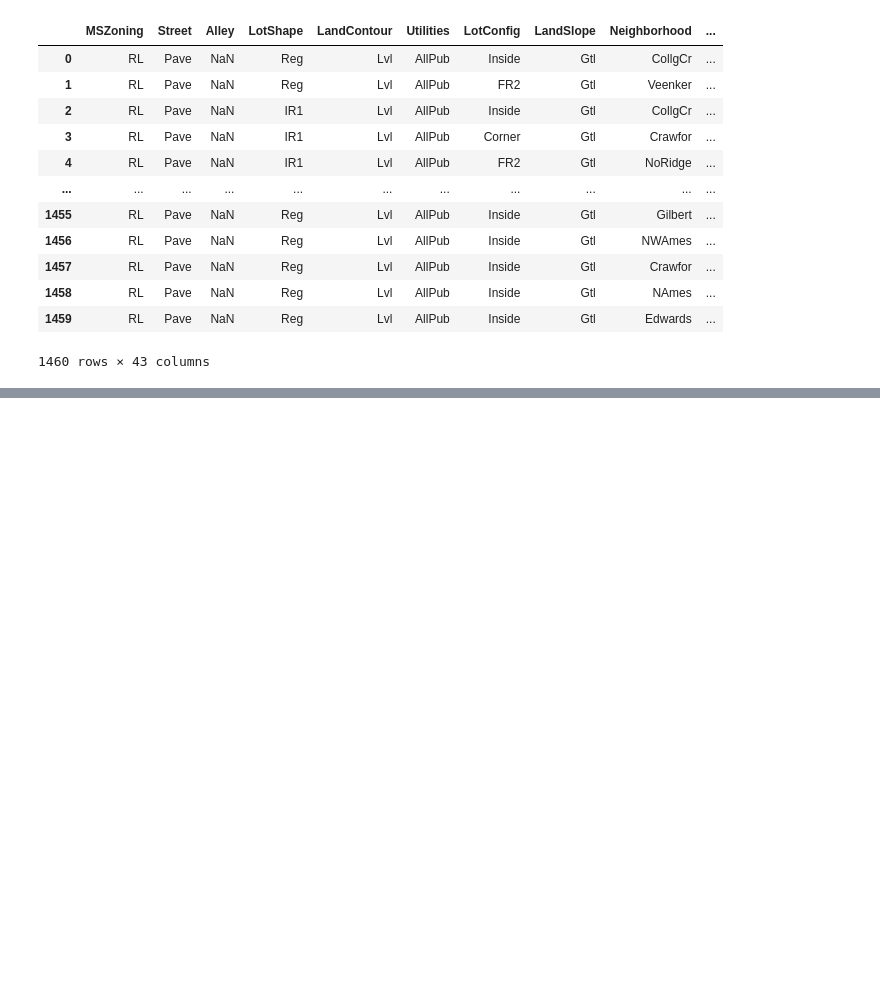
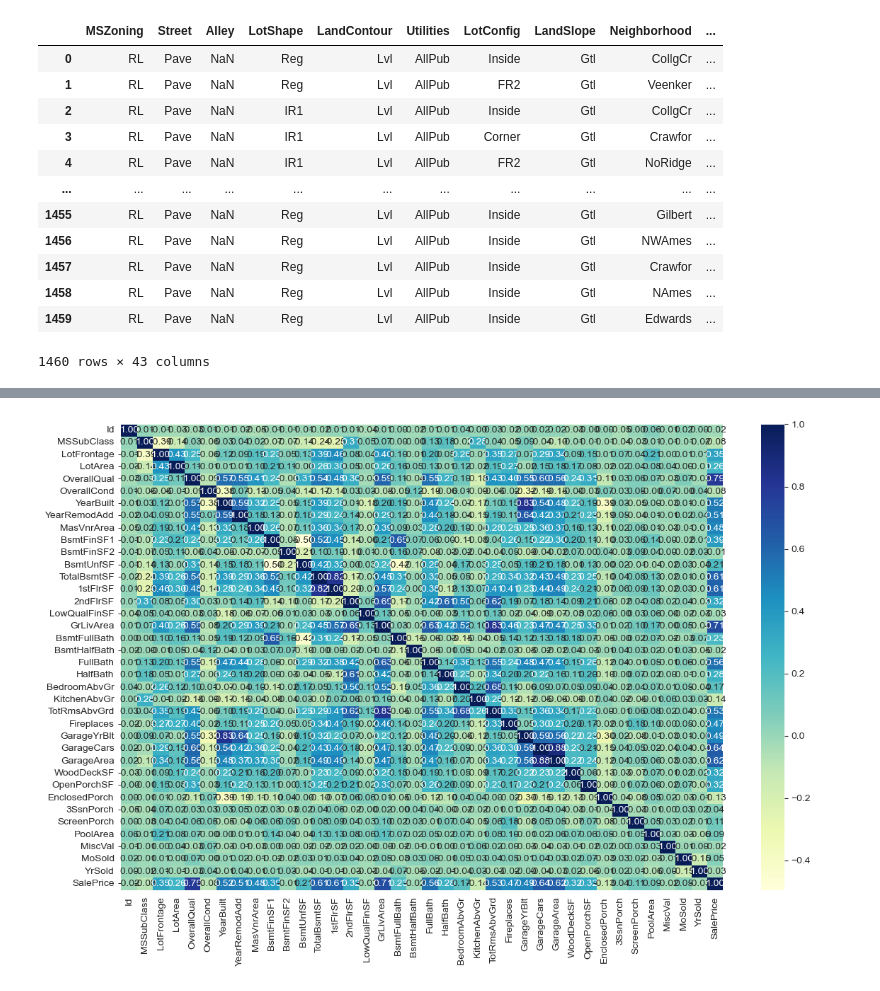
Before and after one commit to IvT-DS/caggle_house_pricing, a Jupyter notebook: main.ipynb, the cells around one changed output, grey strips where cells are left out. Cells and saved outputs as stored; diff of their text form; code cells hidden in the pictures; blank space fills up the shorter version.

```diff
--- a/main.ipynb
+++ b/main.ipynb
@@ -130,0 +167,9 @@ cat_features
+# %%
+#после преобразования в чииловые признаки
+correlation_matrix = num_features.corr()
+plt.figure(figsize=(12, 8))
+sns.heatmap(correlation_matrix, fmt='0.2f', cmap='YlGnBu', annot=True)
+plt.tight_layout()
+plt.show()
+# %% [output]
+[figure, added]
```
Also changed, not shown: parts of 11 cells of this notebook.
